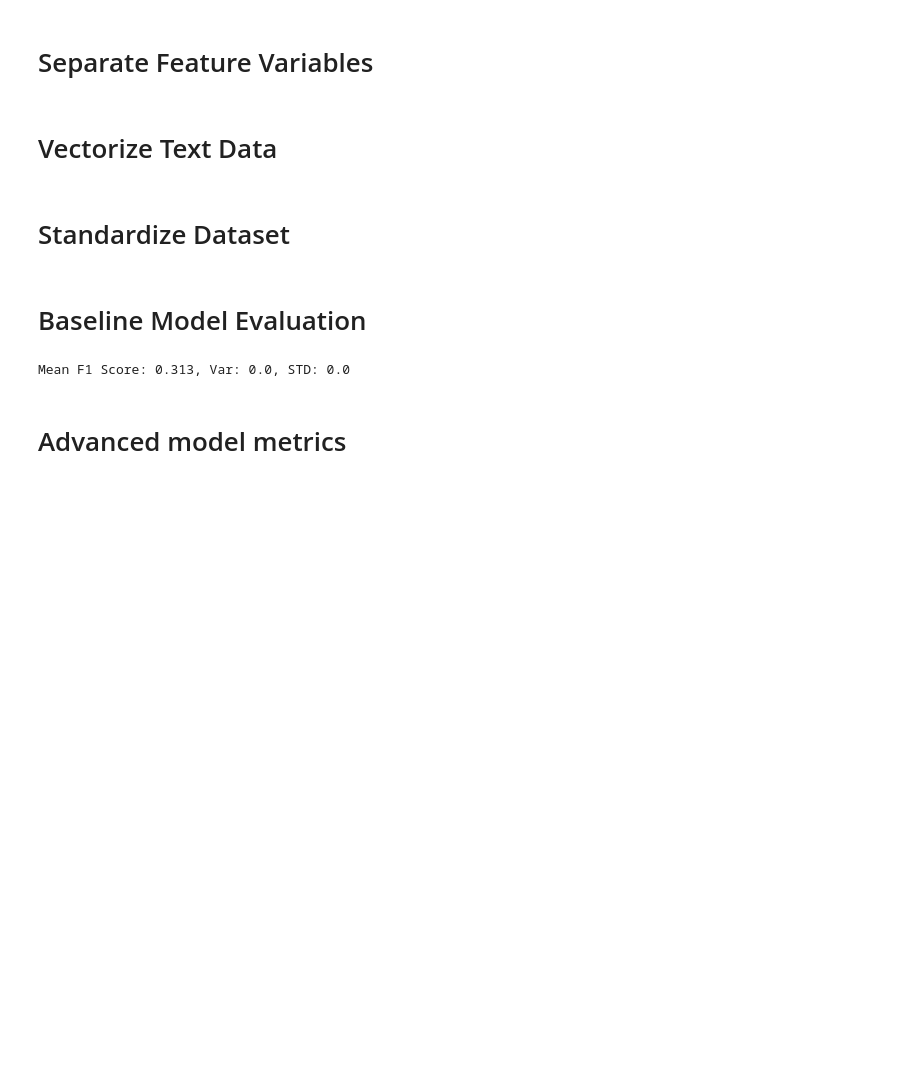
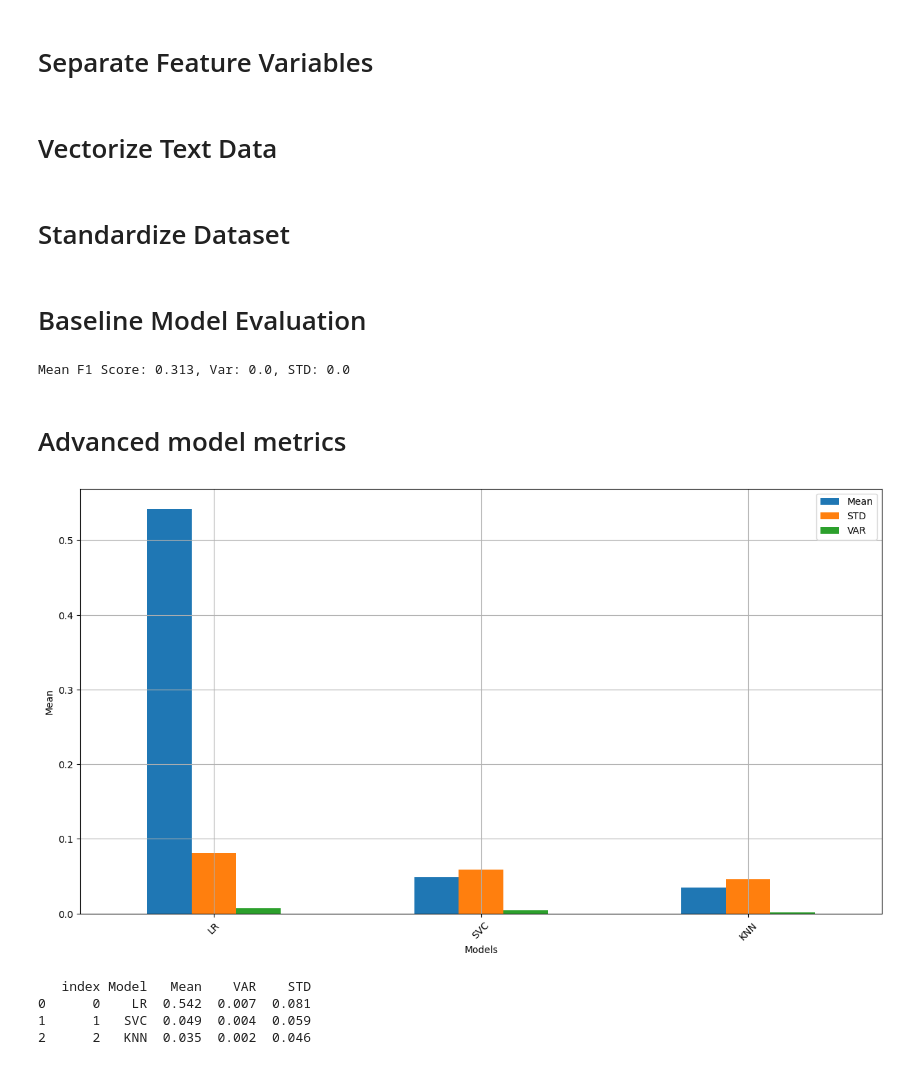
Before and after one commit to MaukanMir/Hotel-Sentiment-Analysis-Two-, a Jupyter notebook: training.ipynb, the cells around one changed output. Cells and saved outputs as stored; diff of their text form; code cells hidden in the pictures; blank space fills up the shorter version.

Commit message:
added new models

```diff
--- a/training.ipynb
+++ b/training.ipynb
@@ -48,7 +48,7 @@ def check_class_imbalance(target):
 
 def plot_model_performance(df,y, axis):
   fig, ax = plt.subplots(figsize=(15,8))
-  df.plot.bar(x="model", y=y, ax=ax)
+  df.plot.bar(x="Model", y=y, ax=ax)
   ax.set_xlabel("Models")
   ax.set_ylabel(axis)
   ax.grid(True)
@@ -63,7 +63,7 @@ def remove_stop_words(content):
 
 def evaluate_model(X, y , model):
 
-  cv = RepeatedStratifiedKFold(n_repeats=10, n_splits=10, random_state=1)
+  cv = RepeatedStratifiedKFold(n_repeats=5, n_splits=5, random_state=1)
   scoring_metric = make_scorer(f1_score)
   scores = cross_val_score(model, X, y, scoring=scoring_metric, cv=cv, n_jobs=-1)
   mean, var, std = round(np.mean(scores),3), round(np.var(scores),3), round(np.std(scores),3)
@@ -222,4 +222,19 @@ print(f"Mean F1 Score: {mean}, Var: {var}, STD: {std}")
 Mean F1 Score: 0.313, Var: 0.0, STD: 0.0
 # %% [markdown]
 # Advanced model metrics
+# %%
+model_names = [
+  "LR",
+  "SVC",
+  "KNN"
+]
+models = grab_selected_models(model_names)
+
+tested_selected_models(model_names, models, X_processed, y)
+# %% [output]
+[figure, added]
+   index Model   Mean    VAR    STD
+0      0    LR  0.542  0.007  0.081
+1      1   SVC  0.049  0.004  0.059
+2      2   KNN  0.035  0.002  0.046
 # %%
```
Also changed, not shown: parts of 2 cells of this notebook.
